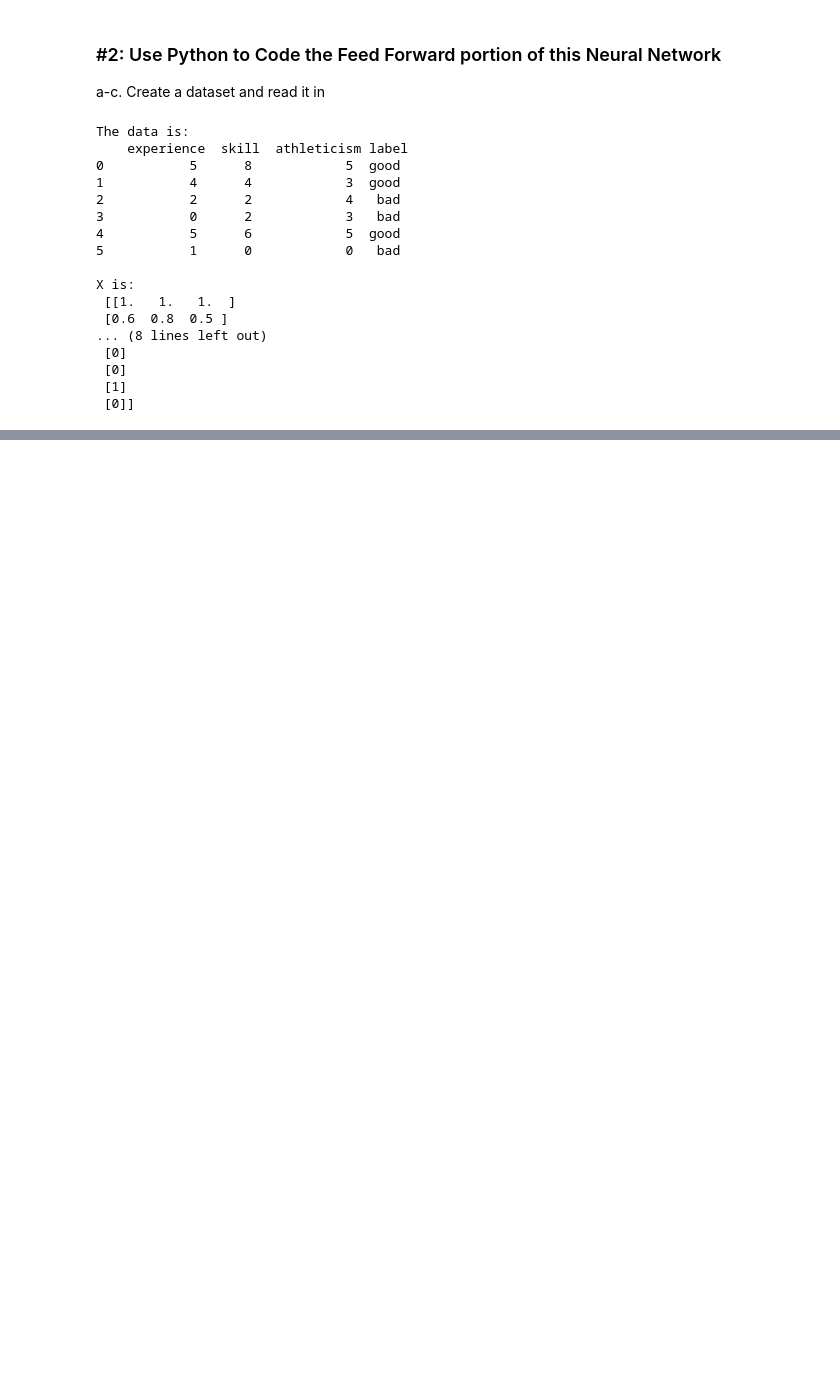
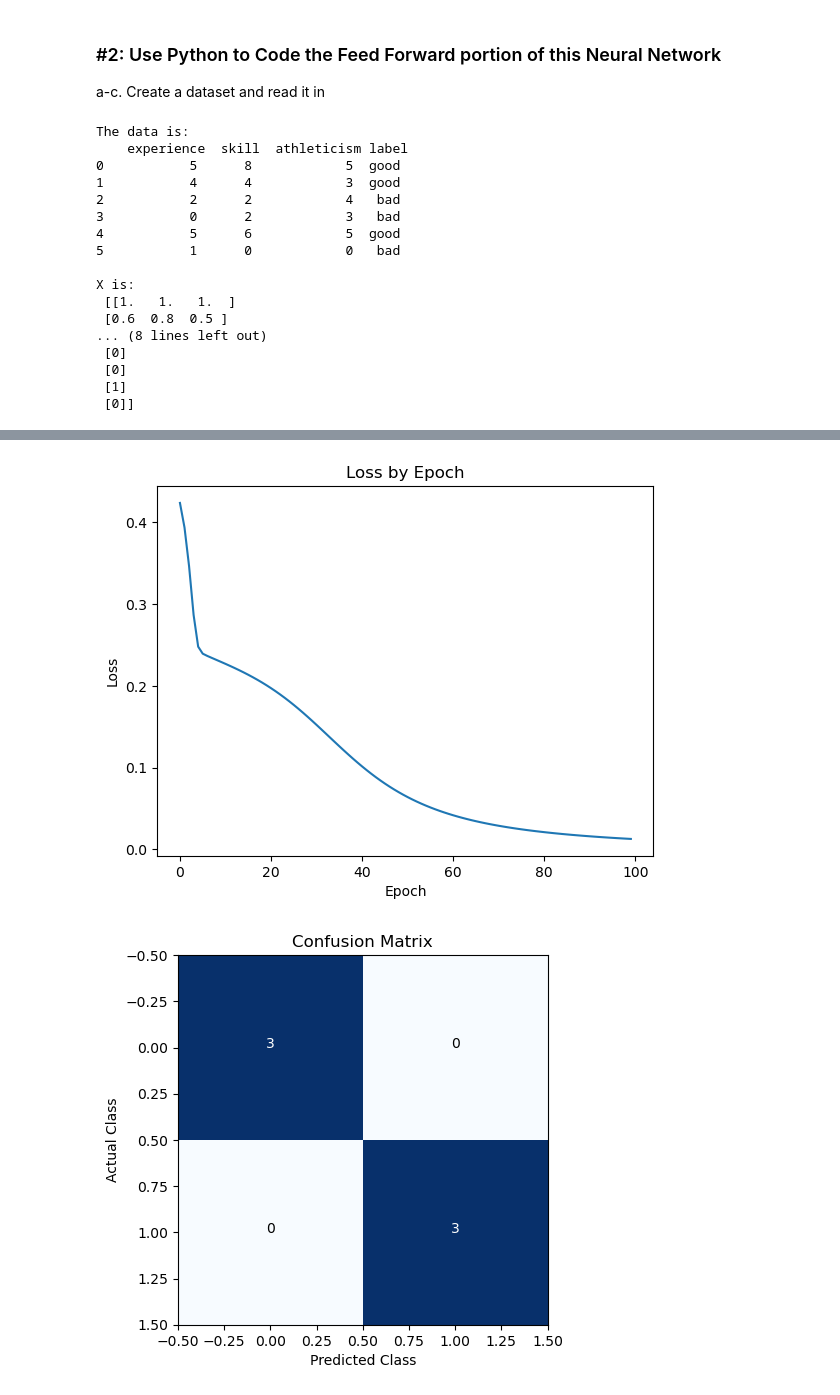
Before and after one commit to isaiahlg/csci5922, a Jupyter notebook: mod2/mod2.ipynb, the cells around one changed output, grey strips where cells are left out. Cells and saved outputs as stored; diff of their text form; code cells hidden in the pictures; blank space fills up the shorter version.

Commit message:
Finish coding neural network.

```diff
--- a/mod2/mod2.ipynb
+++ b/mod2/mod2.ipynb
@@ -375,12 +364,0 @@ $L = \frac{1}{N}\sum{(\hat{y} - y)^2}$ (scalar)
-# %%
-    def update_weights(self, y):
-        print('updating weights')
-
-    def train(self, x, y):
-        self.initialize_weights()
-        print('training the model.')
-        for _ in range(self.epochs):
-            self.feed_forward()
-            self.calculate_loss(y)
-            self.update_weights(y)
-            return
@@ -386,0 +524,4 @@ $L = \frac{1}{N}\sum{(\hat{y} - y)^2}$ (scalar)
+# %%
+# Test out NN with just 2 epochs, verbosely
+nn2 = NeuralNetwork(LR=10, epochs=2)
+nn2.train(x, y, verbose=True, plot=False)
@@ -386,0 +546,7 @@ $L = \frac{1}{N}\sum{(\hat{y} - y)^2}$ (scalar)
+# %%
+# Test out NN with just 100 epochs quietly, plot results
+nn3 = NeuralNetwork(LR=1, epochs=100)
+nn3.train(x, y, verbose=False, plot=True)
+# %% [output]
+[figure, added]
+[figure, added]
```
Also changed, not shown: parts of 8 cells of this notebook.
